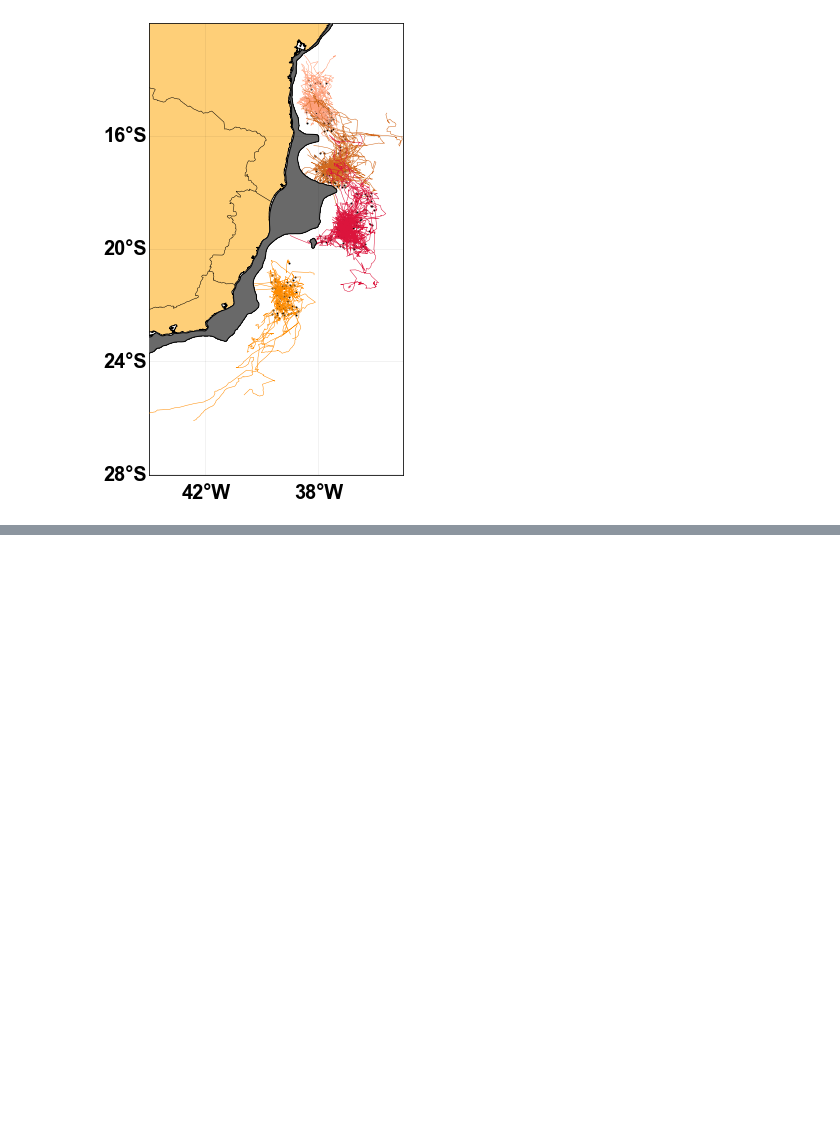
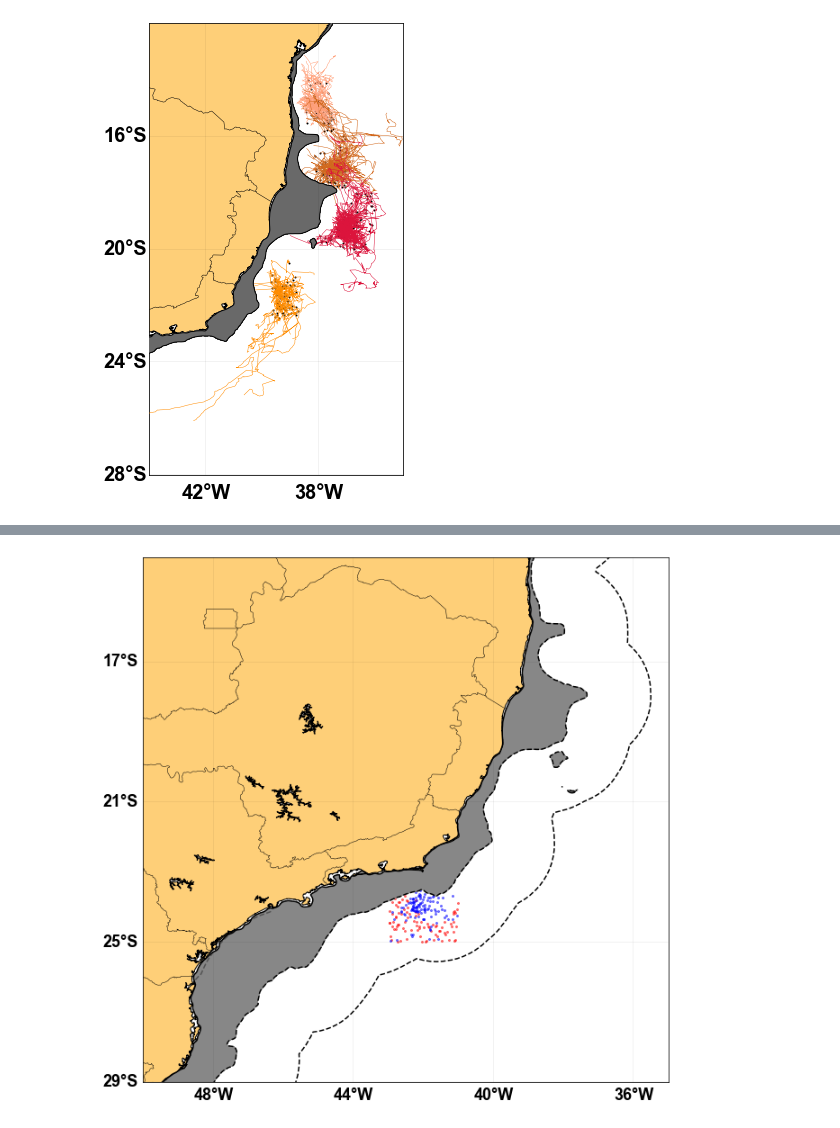
Before and after one commit to igoruchoa/BC_eddies, a Jupyter notebook: track_analysis_specific_current.ipynb, the cells around one changed output, grey strips where cells are left out. Drawn from its saved outputs; the diff is of its cells as text; code cells hidden in the pictures; blank space fills up the shorter version.

```diff
--- a/track_analysis_specific_current.ipynb
+++ b/track_analysis_specific_current.ipynb
@@ -951,0 +1239,23 @@ plt.tight_layout()
+# %%
+ltmn=-29;ltmx=-14;lnmn=-52;lnmx=-35.
+# fig1(sizeh=10.26,sizev=8.96,lnmn=lnmn,lnmx=lnmx,ltmn=ltmn,ltmx=ltmx)
+C=figplot(sizeh=10.26,sizev=8.96,lnmn=lnmn,lnmx=lnmx,ltmn=ltmn,ltmx=ltmx)
+plt.scatter(alon[Aobs==0],alat[Aobs==0],alpha=0.5,s=4,color='r')
+# [plt.plot(alon[atrack==iy],alat[atrack==iy],'r',linewidth=0.5) for iy in range(atrack.max())]
+# [plt.plot(alon[atrack==iy][0],alat[atrack==iy][0],'r.',markersize=5,alpha=0.5) for iy in aunik[acond]]
+
+plt.scatter(clon[Cobs==0],clat[Cobs==0],alpha=0.5,s=4,color='b')
+# # [C.plot(clon[ctrack==iy],clat[ctrack==iy],'b',linewidth=0.5) for iy in range(ctrack.max())]
+# # [C.plot(clon[ctrack==iy][0],clat[ctrack==iy][0],'b.',markersize=5,alpha=0.5) for iy in cunik[ccond]]
+
+plt.contourf(xb,yb,zb,levels=[-200,0],alpha=0.8,colors='dimgray')
+
+cq=plt.contour(xb,yb,zb,levels=[-200,0],colors='k')
+# plt.clabel(cq,fmt='%.d')
+plt.plot(ddlon,ddlat,'k--',zorder=-1)
+
+
+
+plt.tight_layout()
+# %% [output]
+[figure, added]
```
Also changed, not shown: parts of 5 cells of this notebook, 2 other files.
